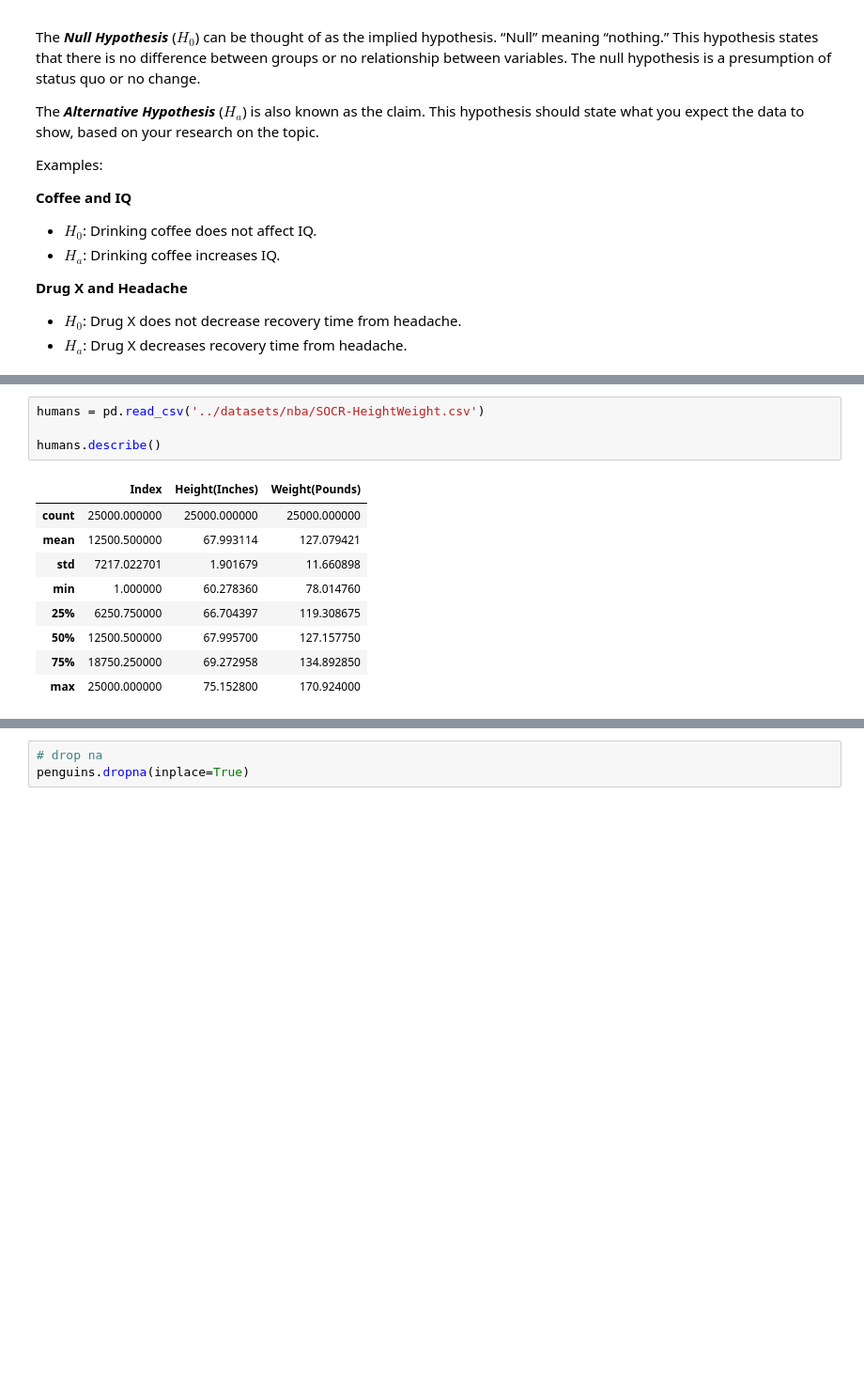
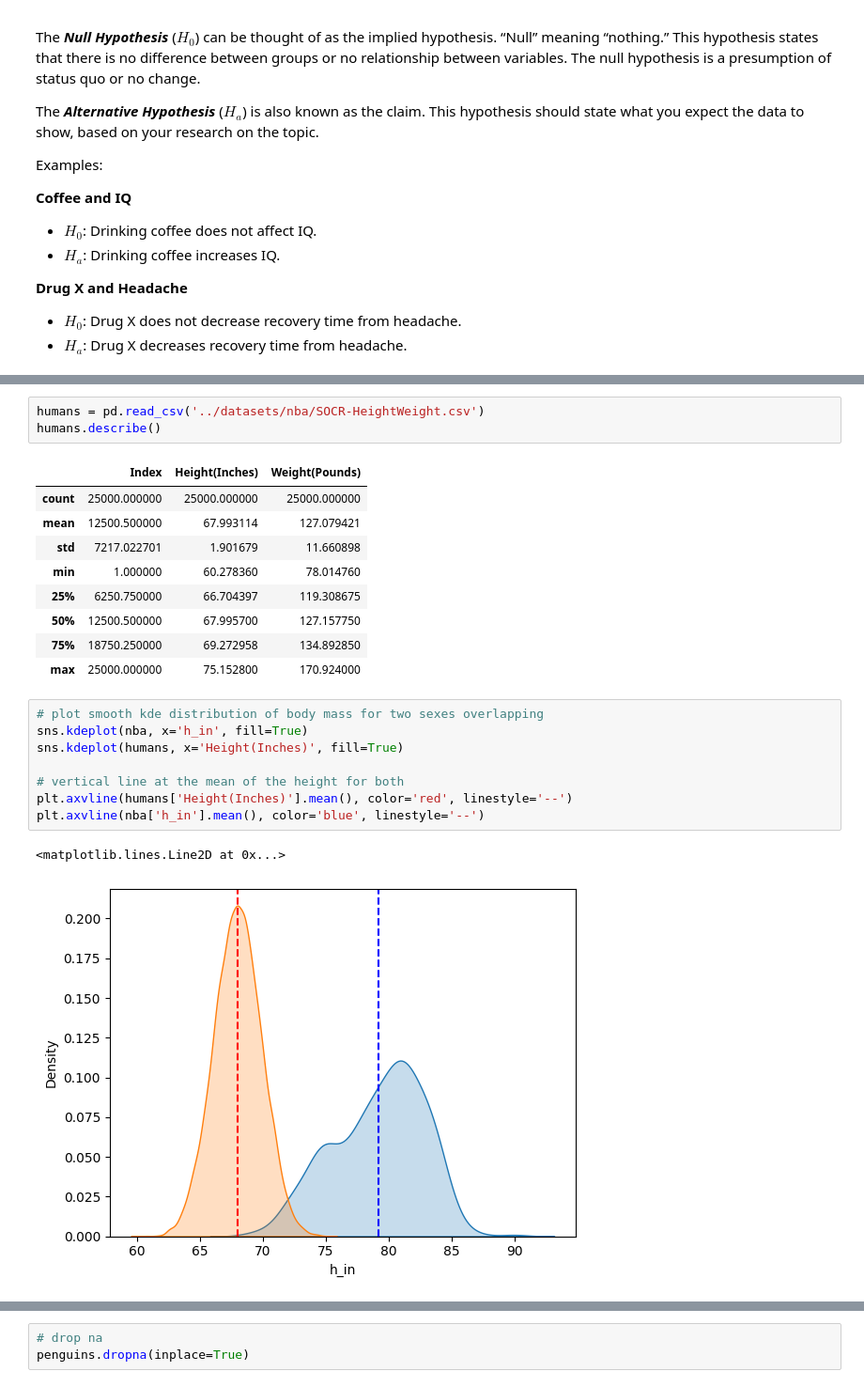
Before and after one commit to HassanAlgoz/data-analytics, a Jupyter notebook: lecture_v2/L07_hypothesis_testing.ipynb, the cells around one changed output, grey strips where cells are left out. Shown at 94% size. Drawn from its saved outputs; the diff is of its cells as text; blank space fills up the shorter version.

```diff
--- a/lecture_v2/L07_hypothesis_testing.ipynb
+++ b/lecture_v2/L07_hypothesis_testing.ipynb
@@ -166,7 +112,6 @@ nba.describe()
 | max | 2.290000 | 90.000000 |
 # %%
 humans = pd.read_csv('../datasets/nba/SOCR-HeightWeight.csv')
-
 humans.describe()
 # %% [output]
 |  | Index | Height(Inches) | Weight(Pounds) |
@@ -178,4 +123,15 @@ humans.describe()
 | 50% | 12500.500000 | 67.995700 | 127.157750 |
 | 75% | 18750.250000 | 69.272958 | 134.892850 |
 | max | 25000.000000 | 75.152800 | 170.924000 |
+# %%
+# plot smooth kde distribution of body mass for two sexes overlapping
+sns.kdeplot(nba, x='h_in', fill=True)
+sns.kdeplot(humans, x='Height(Inches)', fill=True)
+
+# vertical line at the mean of the height for both
+plt.axvline(humans['Height(Inches)'].mean(), color='red', linestyle='--')
+plt.axvline(nba['h_in'].mean(), color='blue', linestyle='--')
+# %% [output]
+<matplotlib.lines.Line2D at 0x...>
+[figure, added]
 # %%
```
Also changed, not shown: parts of 40 cells of this notebook, 1 other file.
